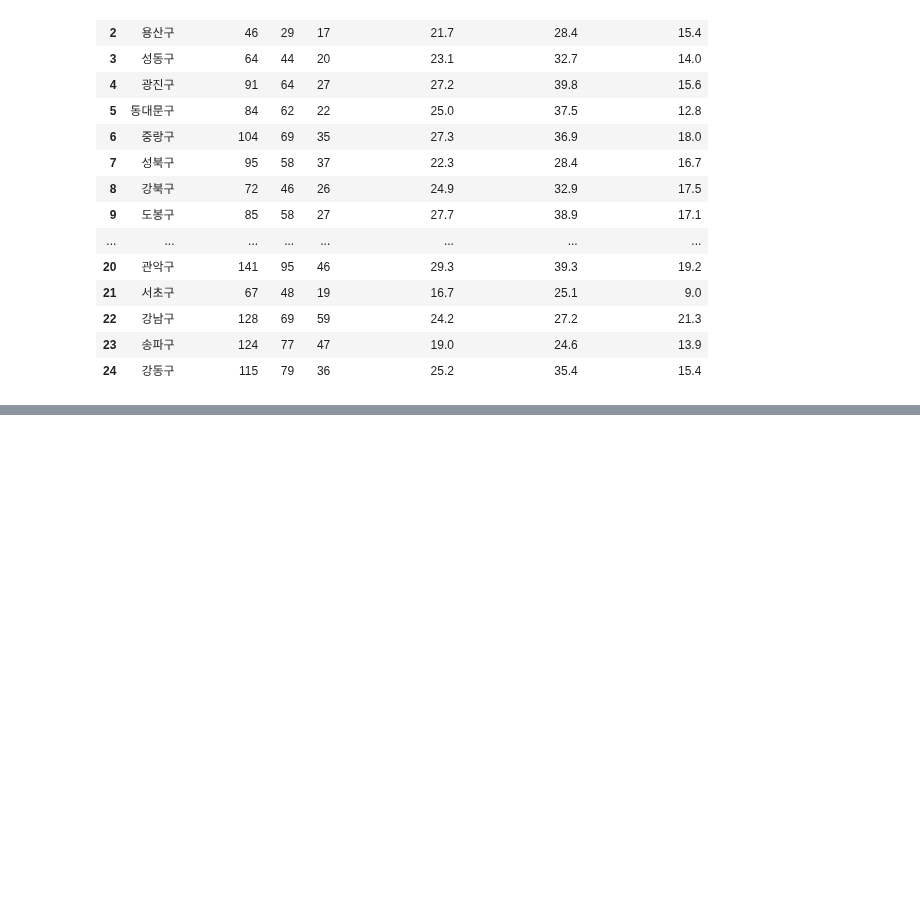
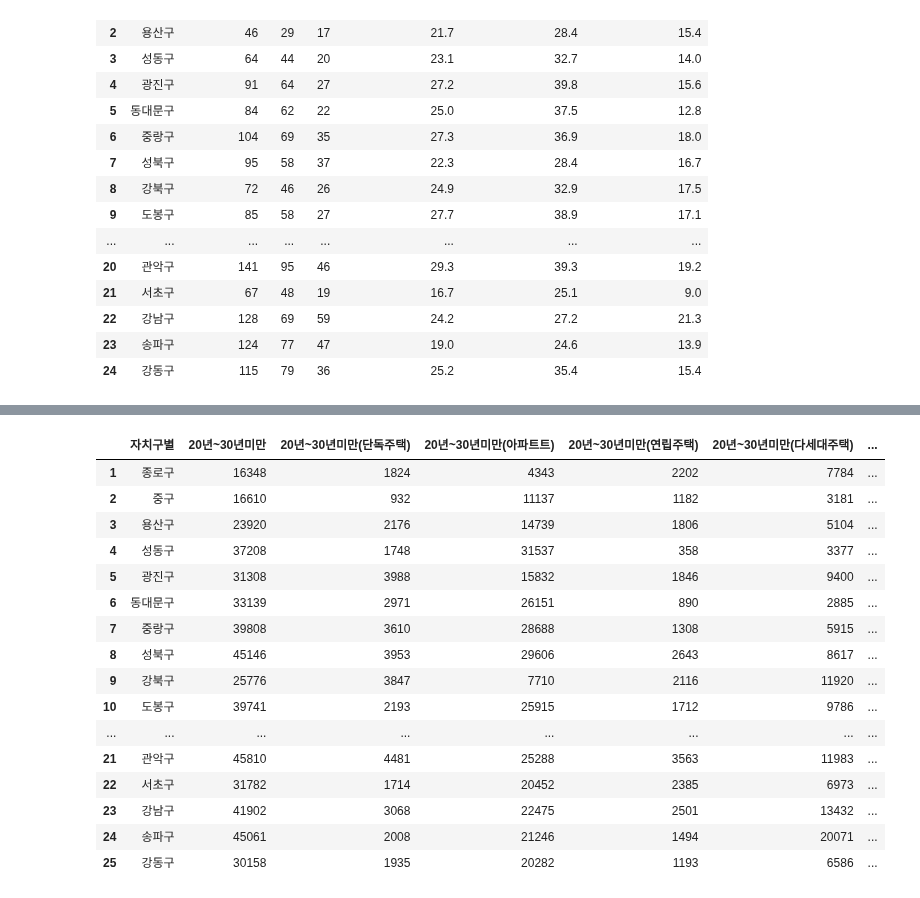
Before and after one commit to CityCrimeResearch/MidProject, a Jupyter notebook: ipynbTest/Junhyeok/Processing2.ipynb, the cells around one changed output, grey strips where cells are left out. Cells and saved outputs as stored; diff of their text form; code cells hidden in the pictures; blank space fills up the shorter version.

```diff
--- a/ipynbTest/Junhyeok/Processing2.ipynb
+++ b/ipynbTest/Junhyeok/Processing2.ipynb
@@ -705,0 +729,34 @@ suicide_df.to_csv('data/processed/자살율통계_서울시울시2023.csv', enco
+# %%
+
+# 컬럼 이름을 바꿔준다.
+NOHU_df.columns = [col.replace('.1', '(단독주택)') for col in NOHU_df.columns]
+NOHU_df.columns = [col.replace('.2', '(아파트트)') for col in NOHU_df.columns]
+NOHU_df.columns = [col.replace('.3', '(연립주택)') for col in NOHU_df.columns]
+NOHU_df.columns = [col.replace('.4', '(다세대주택)') for col in NOHU_df.columns]
+NOHU_df.columns = [col.replace('.5', '(비주거용 건물 내 주택)') for col in NOHU_df.columns]
+
+# 열 날리기
+NOHU_df = NOHU_df[(NOHU_df['행정구역별(시군구)(2)'] != '행정구역별(시군구)(2)')]
+# %%
+
+# 컬럼 이름을 바꿔준다.
+NOHU_df = NOHU_df.rename(columns={'행정구역별(시군구)(2)': '자치구별'})
+NOHU_df
+# %% [output]
+|  | 자치구별 | 20년~30년미만 | 20년~30년미만(단독주택) | 20년~30년미만(아파트트) | 20년~30년미만(연립주택) | 20년~30년미만(다세대주택) | ... |
+| 1 | 종로구 | 16348 | 1824 | 4343 | 2202 | 7784 | ... |
+| 2 | 중구 | 16610 | 932 | 11137 | 1182 | 3181 | ... |
+| 3 | 용산구 | 23920 | 2176 | 14739 | 1806 | 5104 | ... |
+| 4 | 성동구 | 37208 | 1748 | 31537 | 358 | 3377 | ... |
+| 5 | 광진구 | 31308 | 3988 | 15832 | 1846 | 9400 | ... |
+| 6 | 동대문구 | 33139 | 2971 | 26151 | 890 | 2885 | ... |
+| 7 | 중랑구 | 39808 | 3610 | 28688 | 1308 | 5915 | ... |
+| 8 | 성북구 | 45146 | 3953 | 29606 | 2643 | 8617 | ... |
+| 9 | 강북구 | 25776 | 3847 | 7710 | 2116 | 11920 | ... |
+| 10 | 도봉구 | 39741 | 2193 | 25915 | 1712 | 9786 | ... |
+| ... | ... | ... | ... | ... | ... | ... | ... |
+| 21 | 관악구 | 45810 | 4481 | 25288 | 3563 | 11983 | ... |
+| 22 | 서초구 | 31782 | 1714 | 20452 | 2385 | 6973 | ... |
+| 23 | 강남구 | 41902 | 3068 | 22475 | 2501 | 13432 | ... |
+| 24 | 송파구 | 45061 | 2008 | 21246 | 1494 | 20071 | ... |
+| 25 | 강동구 | 30158 | 1935 | 20282 | 1193 | 6586 | ... |
```
Also changed, not shown: parts of 13 cells of this notebook, 5 other files.
